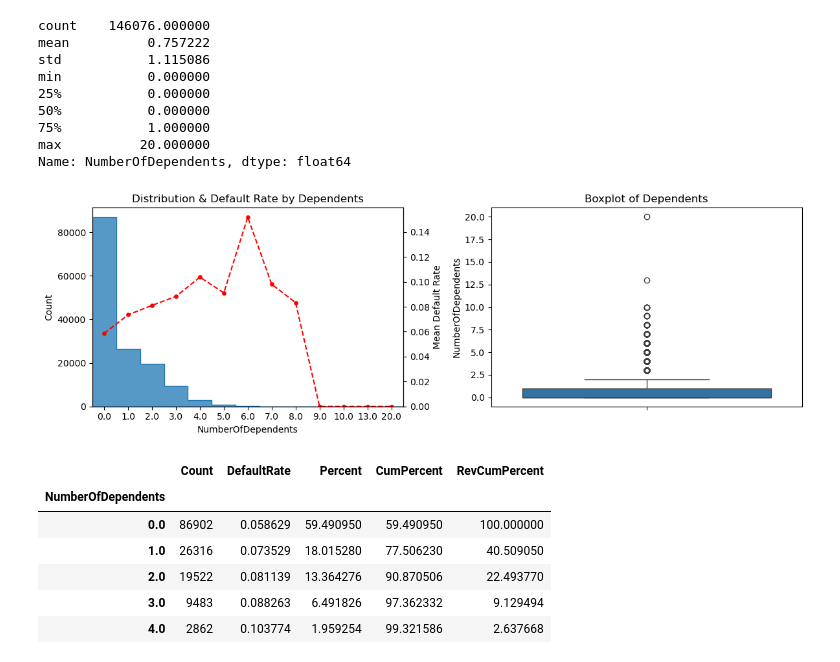
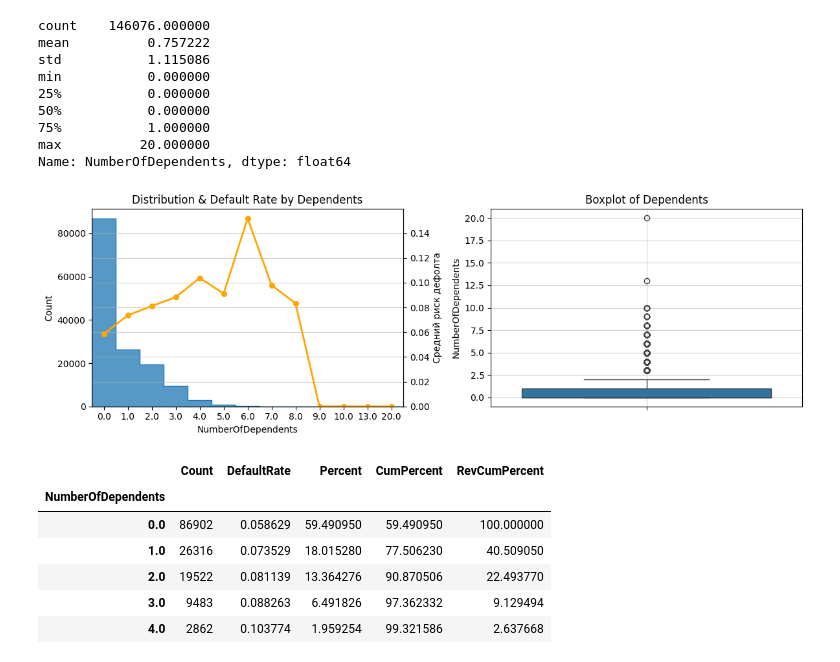
Before and after one commit to seajoyer/credit-scoring, a Jupyter notebook: notebooks/1.0-eda.ipynb, the cells around one changed output. Drawn from its saved outputs; the diff is of its cells as text; code cells hidden in the pictures.

```diff
--- a/notebooks/1.0-eda.ipynb
+++ b/notebooks/1.0-eda.ipynb
@@ -736,32 +742,33 @@ Name: NumberOfDependents, dtype: float64
 # %%
 fig, axs = plt.subplots(1, 2, figsize=(12, 4))
 
 sns.histplot(data=train, x='NumberOfDependents', discrete=True, element='step', ax=axs[0])
 twin_ax0 = axs[0].twinx()
 sns.pointplot(
     data=train,
     x='NumberOfDependents',
     y='SeriousDlqin2yrs',
     errorbar=None,
-    color='red',
+    color='orange',
     markers='o',
-    linewidth=1.5,
-    linestyles='--',
+    linewidth=2,
     ax=twin_ax0
 )
 
 axs[0].set_title('Distribution & Default Rate by Dependents')
 
-twin_ax0.set_ylabel('Mean Default Rate')
+twin_ax0.set_ylabel('Средний риск дефолта')
 twin_ax0.set_ylim(0, None)
+twin_ax0.grid(True, alpha=0.6)
 
 sns.boxplot(data=train, y='NumberOfDependents', ax=axs[1])
 axs[1].set_title('Boxplot of Dependents')
+axs[1]тоже.grid(True, alpha=0.6)
 
 plt.tight_layout()
 plt.show()
 # %% [output]
-[figure, old version]
+[figure, new version]
 # %%
 (train.groupby('NumberOfDependents')
     .agg(
```
Also changed, not shown: parts of 5 cells of this notebook, 4 other files.
